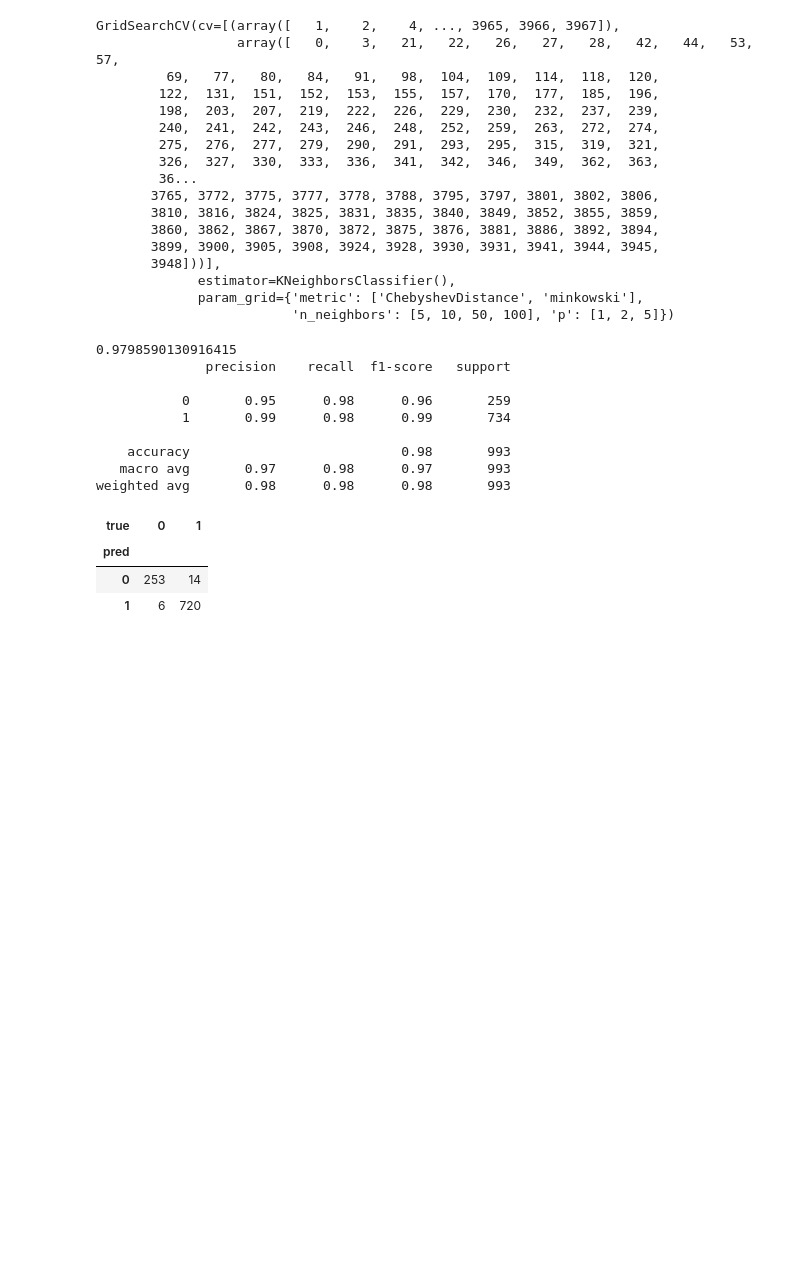
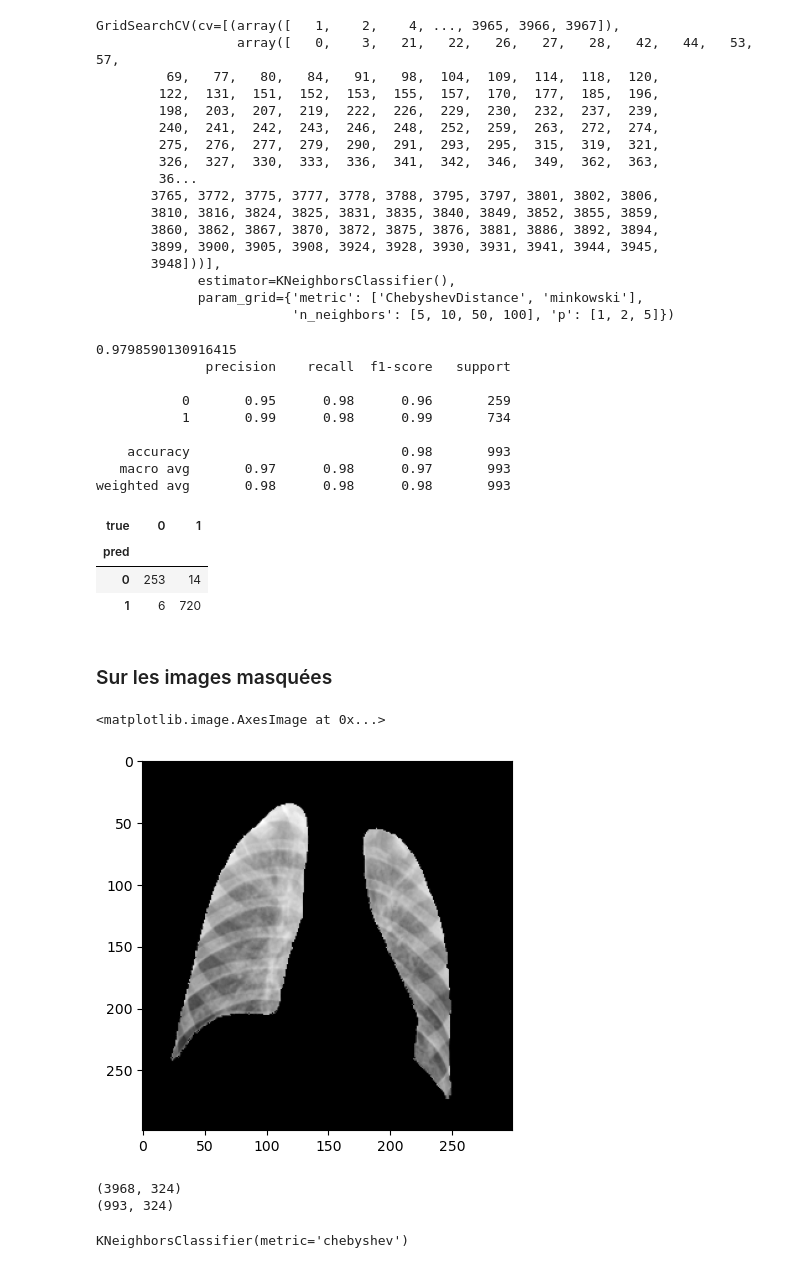
Before and after one commit to Alexandre-aksenov/summer24-analyse-pulmonaire-copy-AA, a Jupyter notebook: notebooks/knn-model.ipynb, the cells around one changed output. Cells and saved outputs as stored; diff of their text form; code cells hidden in the pictures; blank space fills up the shorter version.

```diff
--- a/notebooks/knn-model.ipynb
+++ b/notebooks/knn-model.ipynb
@@ -277,3 +275,19 @@ weighted avg       0.98      0.98      0.98       993
 | pred |  |  |
 | 0 | 253 | 14 |
 | 1 | 6 | 720 |
+# %% [markdown]
+### Sur les images masquées
+# %%
+# Importation des images
+img_df = load_masked_img_dir_in_df('Viral Pneumonia', )
+img_df['label'] = 0
+img_df_c = load_masked_img_dir_in_df('COVID')
+img_df_c['label'] = 1
+img_df = pd.concat([img_df,img_df_c]).reset_index().drop(columns='index')
+
+del img_df_c
+# %%
+plt.imshow(np.array(img_df.drop(columns='label').iloc[0,:]).reshape(299,299), cmap='gray')
+# %% [output]
+<matplotlib.image.AxesImage at 0x...>
+[figure, added]
@@ -279,0 +300,18 @@ weighted avg       0.98      0.98      0.98       993
+# %%
+pca90_masks = PCA(n_components=0.9, random_state=42)
+
+X_train_pca = pca90_masks.fit_transform(X_train)
+
+print(X_train_pca.shape)
+
+X_test_pca = pca90_masks.transform(X_test)
+
+print(X_test_pca.shape)
+# %% [output]
+(3968, 324)
+(993, 324)
+# %%
+knn_pca_masks = neighbors.KNeighborsClassifier(metric='chebyshev')
+knn_pca_masks.fit(X_train_pca, y_train)
+# %% [output]
+KNeighborsClassifier(metric='chebyshev')
```
Also changed, not shown: parts of 10 cells of this notebook.
